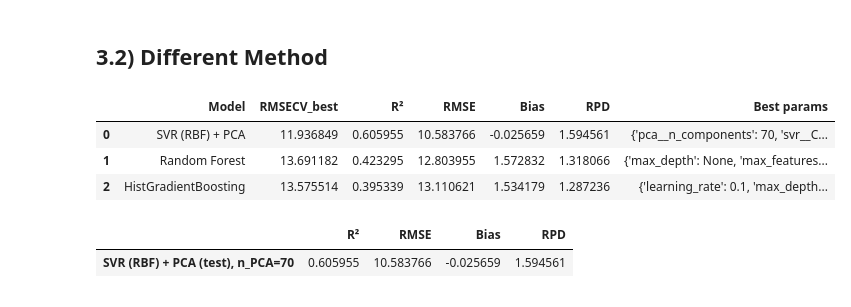
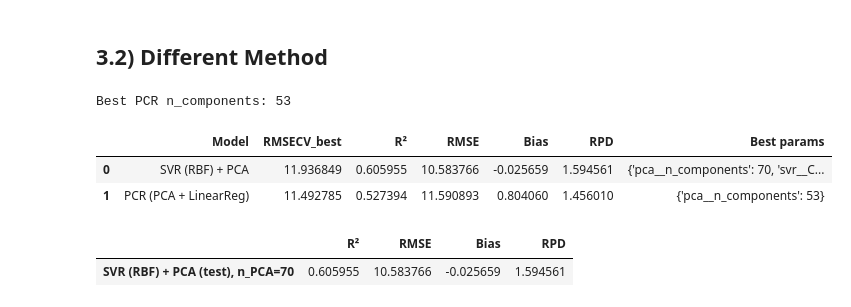
Before and after one commit to patricemahlau/Spec_Report, a Jupyter notebook: Report_Spectrosocpy.ipynb, the cells around one changed output. Drawn from its saved outputs; the diff is of its cells as text; code cells hidden in the pictures.

Commit message:
add findal fusion model

```diff
--- a/Report_Spectrosocpy.ipynb
+++ b/Report_Spectrosocpy.ipynb
@@ -879,7 +879,7 @@ svr_pca_pipe = Pipeline([
 
 # Compact but finer C grid + a few PCA sizes; gamma kept simple ("scale") for runtime
 svr_pca_grid = {
-    "pca__n_components": [20,30,40,50,60,70,80,90,100,110, 120],          # dimensionality reduction
+    "pca__n_components":[70,80], #[20,30,40,50,60,70,80,90,100,110, 120],          # dimensionality reduction: I tested and the best PCA is 70
     "svr__C": [1, 3, 10, 30, 100, 300, 1000],        # finer C sweep
     "svr__gamma": ["scale"],                         # keep fast; expand later only if needed
     "svr__epsilon": [0.1, 0.2, 0.5],                 # same as before
@@ -912,42 +912,73 @@ rf_res, rf_pred, rf_best = run_gridsearch(
     X_test_alg, y_test
 )
 # %%
-# Cell 5 — HistGradientBoosting (FASTER grid search)
-hgb = HistGradientBoostingRegressor(random_state=SEED)
+# # Cell 5 — HistGradientBoosting (FASTER grid search)
+# hgb = HistGradientBoostingRegressor(random_state=SEED)
 
-# Much smaller grid (8 combos instead of 36)
-hgb_grid_fast = {
-    "max_depth": [3, 5],           # 2
-    "learning_rate": [0.1],        # 1
-    "max_iter": [300, 600],        # 2
-    "min_samples_leaf": [20, 50],  # 2
+# # Much smaller grid (8 combos instead of 36)
+# hgb_grid_fast = {
+#     "max_depth": [3, 5],           # 2
+#     "learning_rate": [0.1],        # 1
+#     "max_iter": [300, 600],        # 2
+#     "min_samples_leaf": [20, 50],  # 2
+# }
+
+# hgb_res, hgb_pred, hgb_best = run_gridsearch(
+#     "HistGradientBoosting",
+#     hgb,
+#     hgb_grid_fast,
+#     X_cal_alg, y_cal,
+#     X_test_alg, y_test
+# )
+
+# Cell 5 — PCR (PCA + Linear Regression) with full PC sweep (1–100)
+
+from sklearn.pipeline import Pipeline
+from sklearn.preprocessing import StandardScaler
+from sklearn.decomposition import PCA
+from sklearn.linear_model import LinearRegression
+
+pcr_pipe = Pipeline([
+    ("scaler", StandardScaler()),
+    ("pca", PCA(random_state=SEED)),
+    ("linreg", LinearRegression()),
+])
+
+# Full sweep 1–100 PCs
+pcr_grid_full = {
+    "pca__n_components": list(range(1, 101)),
 }
 
-hgb_res, hgb_pred, hgb_best = run_gridsearch(
-    "HistGradientBoosting",
-    hgb,
-    hgb_grid_fast,
-    X_cal_alg, y_cal,
+pcr_res, pcr_pred, pcr_best = run_gridsearch(
+    "PCR (PCA + LinearReg)",
+    pcr_pipe,
+    pcr_grid_full,
+    X_cal_alg, y_cal,   # RAW spectra
     X_test_alg, y_test
 )
+
+# Optional: inspect best number of PCs
+best_k_pcr = pcr_best.named_steps["pca"].n_components
+print(f"Best PCR n_components: {best_k_pcr}")
+# %% [output]
+Best PCR n_components: 53
 # %%
 # Cell 6 — Summary table (test metrics + best CV RMSE + best params)
-alg_results = pd.DataFrame([svr_res, rf_res, hgb_res])[
+alg_results = pd.DataFrame([svr_res, pcr_res])[ #rf_res, I printed out as it takes too long
     ["Model", "RMSECV_best", "R²", "RMSE", "Bias", "RPD", "Best params"]
 ].sort_values("RMSE")
 
 display(alg_results)
 
 alg_predictions = {
     "SVR (RBF)": svr_pred,
-    "Random Forest": rf_pred,
-    "HistGradientBoosting": hgb_pred,
+    "PCR": pcr_pred,
+    #"RF Regression": rf_pred,
 }
 # %% [output]
 |  | Model | RMSECV_best | R² | RMSE | Bias | RPD | Best params |
 | 0 | SVR (RBF) + PCA | 11.936849 | 0.605955 | 10.583766 | -0.025659 | 1.594561 | {'pca__n_components': 70, 'svr__C... |
-| 1 | Random Forest | 13.691182 | 0.423295 | 12.803955 | 1.572832 | 1.318066 | {'max_depth': None, 'max_features... |
-| 2 | HistGradientBoosting | 13.575514 | 0.395339 | 13.110621 | 1.534179 | 1.287236 | {'learning_rate': 0.1, 'max_depth... |
+| 1 | PCR (PCA + LinearReg) | 11.492785 | 0.527394 | 11.590893 | 0.804060 | 1.456010 | {'pca__n_components': 53} |
 # %%
 # Cell — Winner (Strategy 2): SVR (RBF) + PCA — metrics + 3 standard plots
 
```
Also changed, not shown: parts of 6 cells of this notebook.
